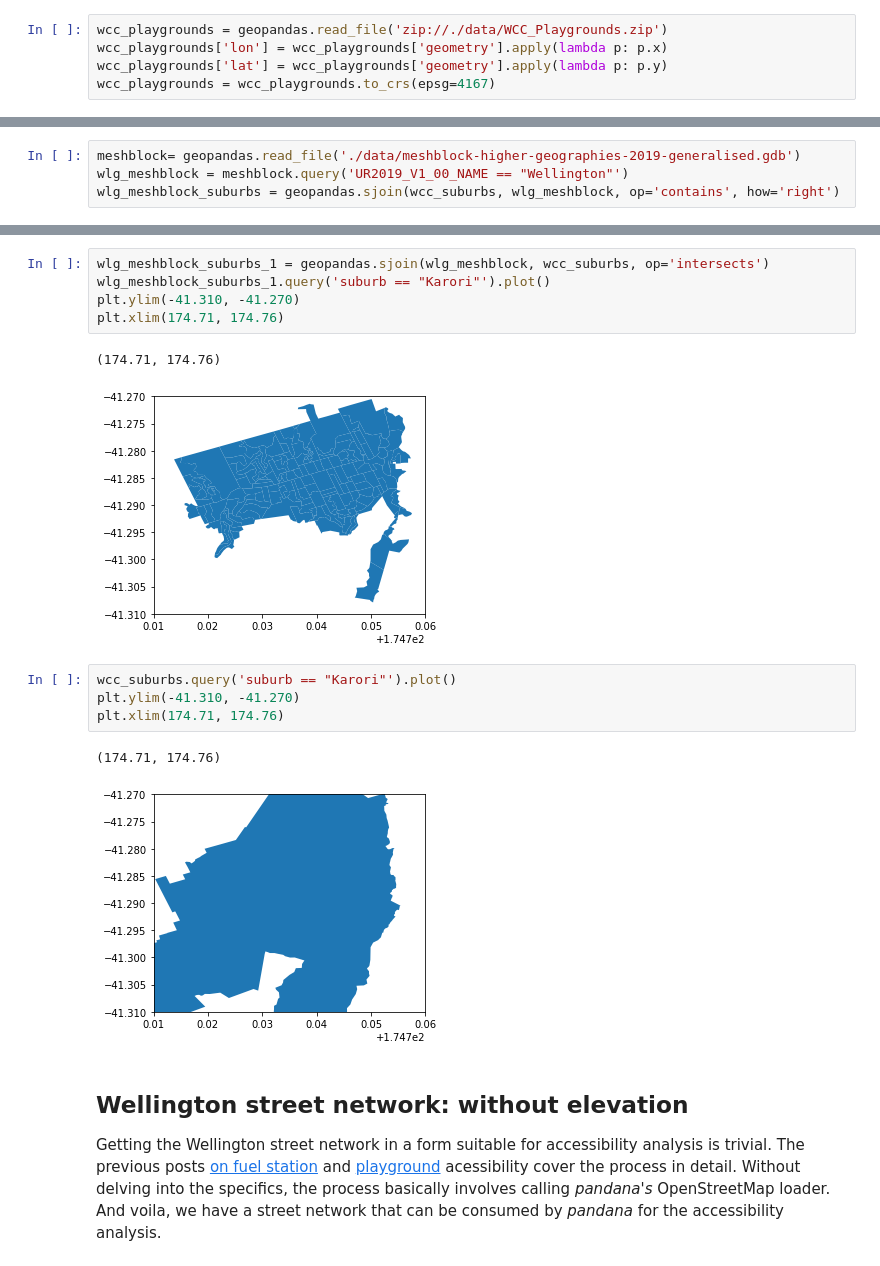
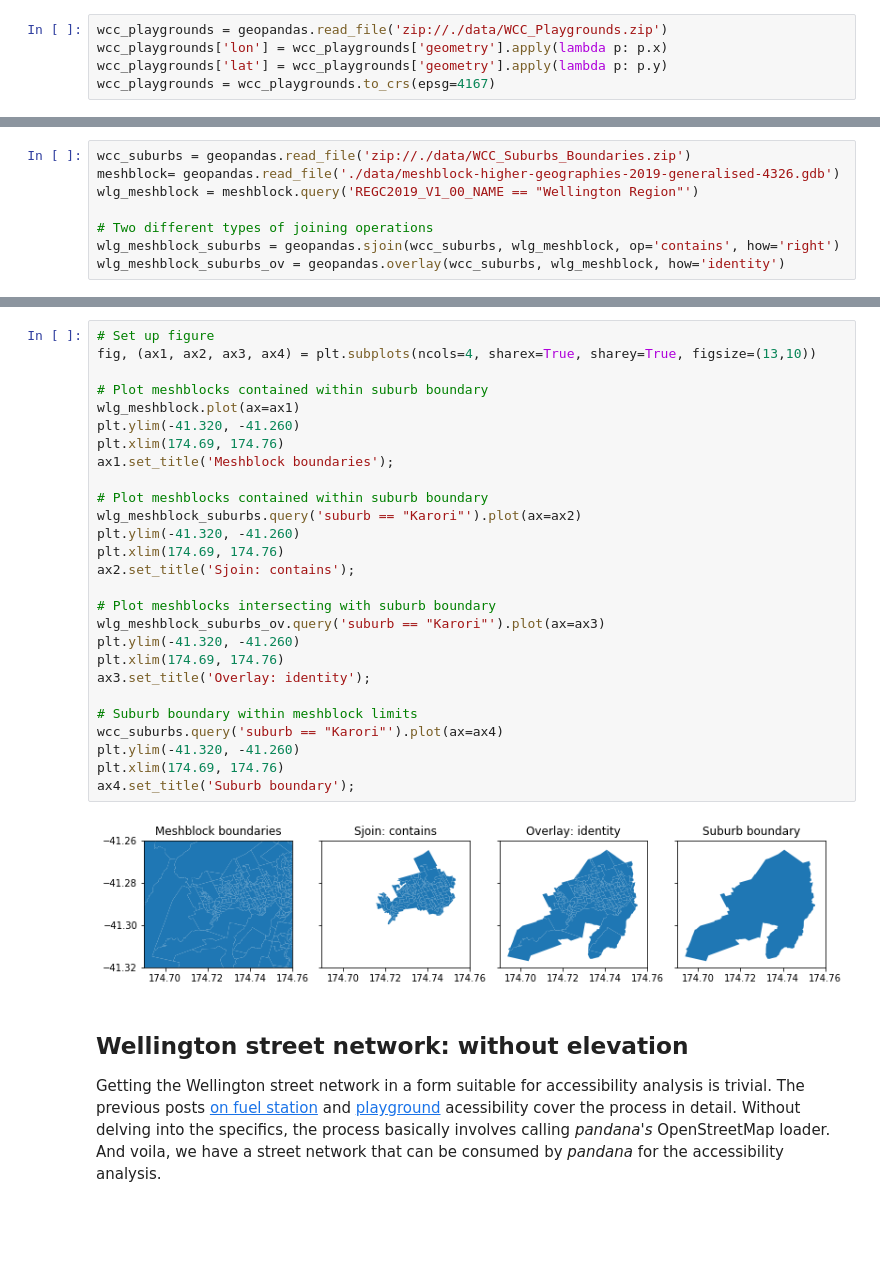
Before and after one commit to shriv/accessibility-series, a Jupyter notebook: Visualising accessibility by suburb.ipynb, the cells around one changed output, grey strips where cells are left out. Saved outputs shown, nothing was run; the diff lists cells and outputs as text; blank space fills up the shorter version.

```diff
--- a/Visualising accessibility by suburb.ipynb
+++ b/Visualising accessibility by suburb.ipynb
@@ -113,4 +84,8 @@ wcc_suburbs.plot()
 # %%
-meshblock= geopandas.read_file('./data/meshblock-higher-geographies-2019-generalised.gdb')
-wlg_meshblock = meshblock.query('UR2019_V1_00_NAME == "Wellington"')
+wcc_suburbs = geopandas.read_file('zip://./data/WCC_Suburbs_Boundaries.zip')
+meshblock= geopandas.read_file('./data/meshblock-higher-geographies-2019-generalised-4326.gdb')
+wlg_meshblock = meshblock.query('REGC2019_V1_00_NAME == "Wellington Region"')
+
+# Two different types of joining operations
 wlg_meshblock_suburbs = geopandas.sjoin(wcc_suburbs, wlg_meshblock, op='contains', how='right')
+wlg_meshblock_suburbs_ov = geopandas.overlay(wcc_suburbs, wlg_meshblock, how='identity')
@@ -124,18 +92,32 @@ plt.xlim(174.71, 174.76)
-# %%
-wlg_meshblock_suburbs_1 = geopandas.sjoin(wlg_meshblock, wcc_suburbs, op='intersects')
-wlg_meshblock_suburbs_1.query('suburb == "Karori"').plot()
-plt.ylim(-41.310, -41.270)
-plt.xlim(174.71, 174.76)
-# %% [output]
-(174.71, 174.76)
-[figure, removed]
-# %%
-wcc_suburbs.query('suburb == "Karori"').plot()
-plt.ylim(-41.310, -41.270)
-plt.xlim(174.71, 174.76)
-# %% [output]
-(174.71, 174.76)
-[figure, removed]
+# %%
+# Set up figure
+fig, (ax1, ax2, ax3, ax4) = plt.subplots(ncols=4, sharex=True, sharey=True, figsize=(13,10))
+
+# Plot meshblocks contained within suburb boundary
+wlg_meshblock.plot(ax=ax1)
+plt.ylim(-41.320, -41.260)
+plt.xlim(174.69, 174.76)
+ax1.set_title('Meshblock boundaries');
+
+# Plot meshblocks contained within suburb boundary
+wlg_meshblock_suburbs.query('suburb == "Karori"').plot(ax=ax2)
+plt.ylim(-41.320, -41.260)
+plt.xlim(174.69, 174.76)
+ax2.set_title('Sjoin: contains');
+
+# Plot meshblocks intersecting with suburb boundary
+wlg_meshblock_suburbs_ov.query('suburb == "Karori"').plot(ax=ax3)
+plt.ylim(-41.320, -41.260)
+plt.xlim(174.69, 174.76)
+ax3.set_title('Overlay: identity');
+
+# Suburb boundary within meshblock limits
+wcc_suburbs.query('suburb == "Karori"').plot(ax=ax4)
+plt.ylim(-41.320, -41.260)
+plt.xlim(174.69, 174.76)
+ax4.set_title('Suburb boundary');
+# %% [output]
+[figure, added]
 # %% [markdown]
 ## Wellington street network: without elevation
 Getting the Wellington street network in a form suitable for accessibility analysis is trivial. The previous posts [on fuel station](https://shriv.github.io/Fuel-Stations-Analysis-Part-3/) and [playground](https://shriv.github.io/Playgrounds-vs-pubs/) acessibility cover the process in detail. Without delving into the specifics, the process basically involves calling _pandana's_ OpenStreetMap loader. And voila, we have a street network that can be consumed by _pandana_ for the accessibility analysis.
```
Also changed, not shown: parts of 46 cells of this notebook.
